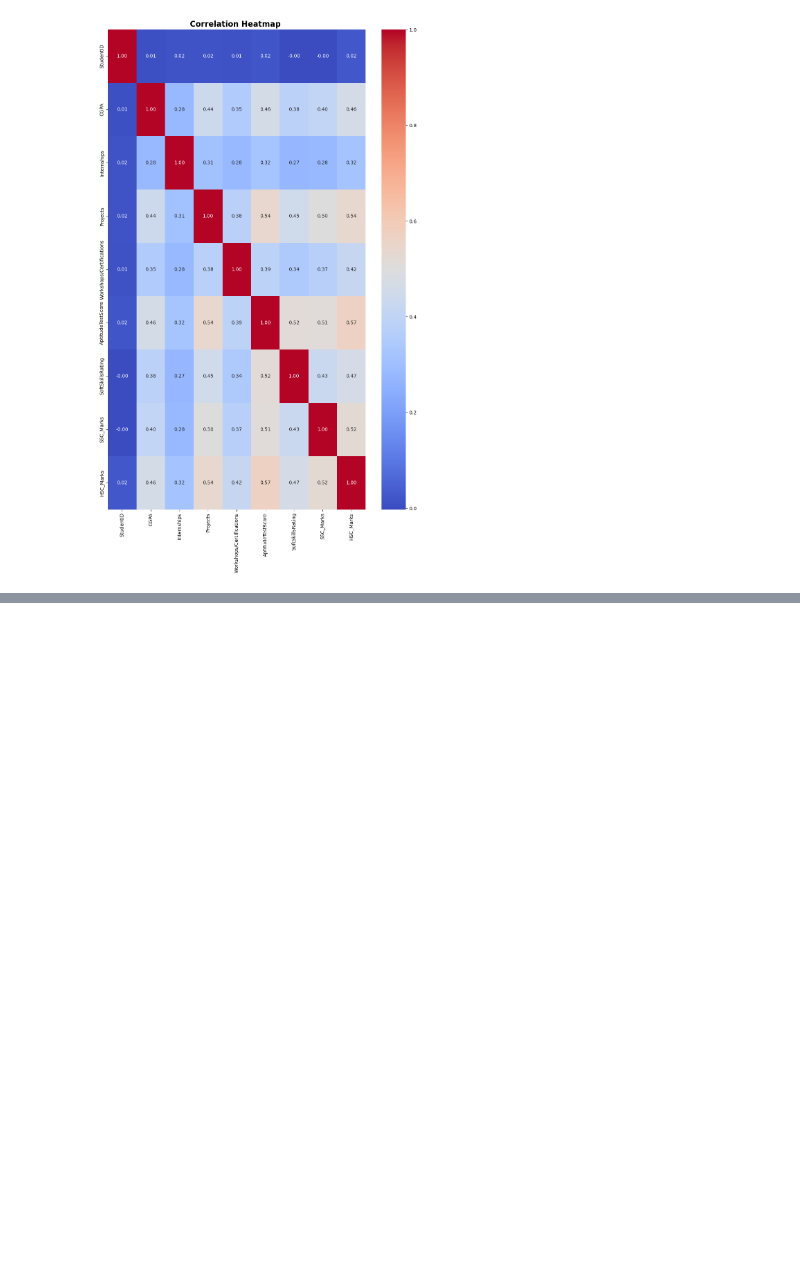
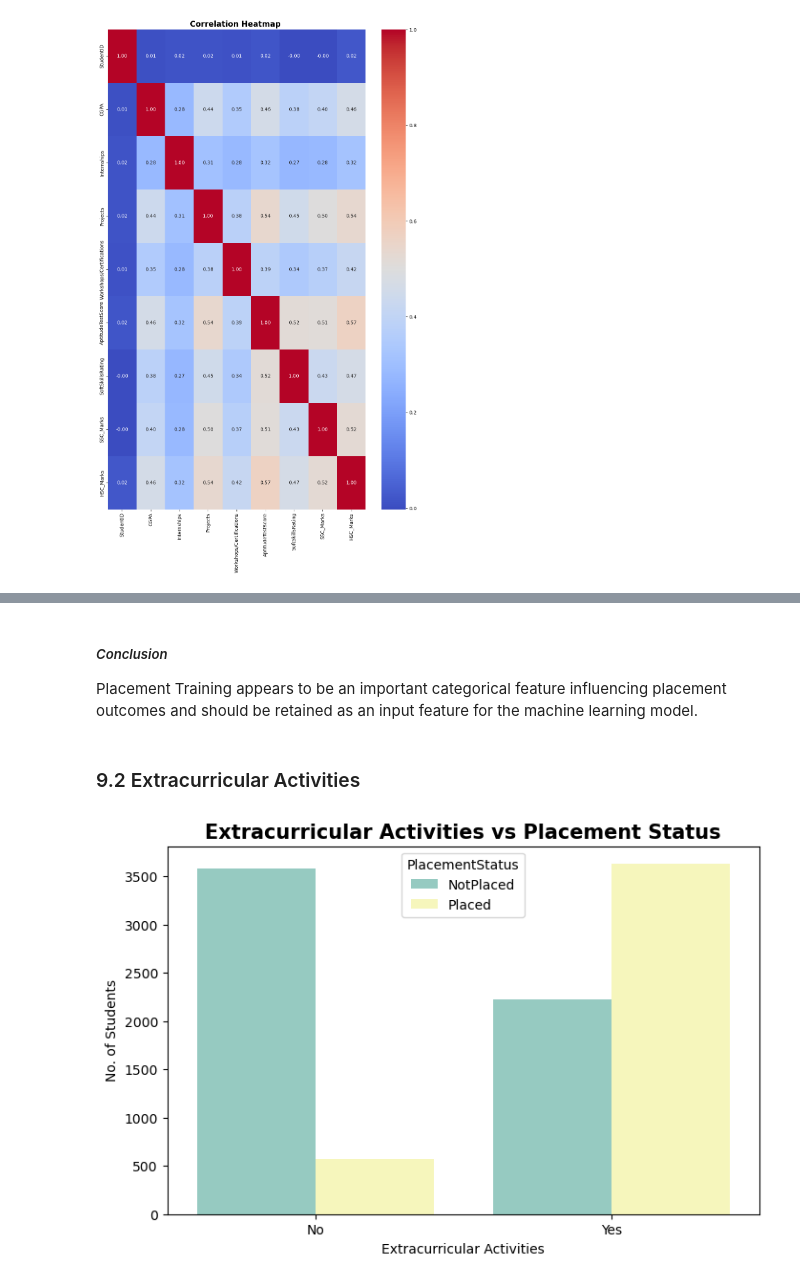
Before and after one commit to avy-pixel/Student-placement-prediction, a Jupyter notebook: Studentdata/Notebook.ipynb, the cells around one changed output, grey strips where cells are left out. Saved outputs shown, nothing was run; the diff lists cells and outputs as text; code cells hidden in the pictures; blank space fills up the shorter version.

Commit message:
Categorical Feature Analysis

```diff
--- a/Studentdata/Notebook.ipynb
+++ b/Studentdata/Notebook.ipynb
@@ -371,0 +399,20 @@ The numerical features exhibit meaningful but not excessive correlations. Theref
+# %% [markdown]
+##### *Conclusion*
+
+Placement Training appears to be an important categorical feature influencing placement outcomes and should be retained as an input feature for the machine learning model.
+# %% [markdown]
+### 9.2 Extracurricular Activities
+# %%
+plt.figure(figsize=(8,5))
+sns.countplot(
+    data=df,
+    x='ExtracurricularActivities',
+    hue='PlacementStatus',
+    palette='Set3'
+)
+plt.title("Extracurricular Activities vs Placement Status", fontsize=15,fontweight='bold')
+plt.xlabel("Extracurricular Activities")
+plt.ylabel("No. of Students")
+plt.show()
+# %% [output]
+[figure, added]
```
Also changed, not shown: parts of 15 cells of this notebook.
